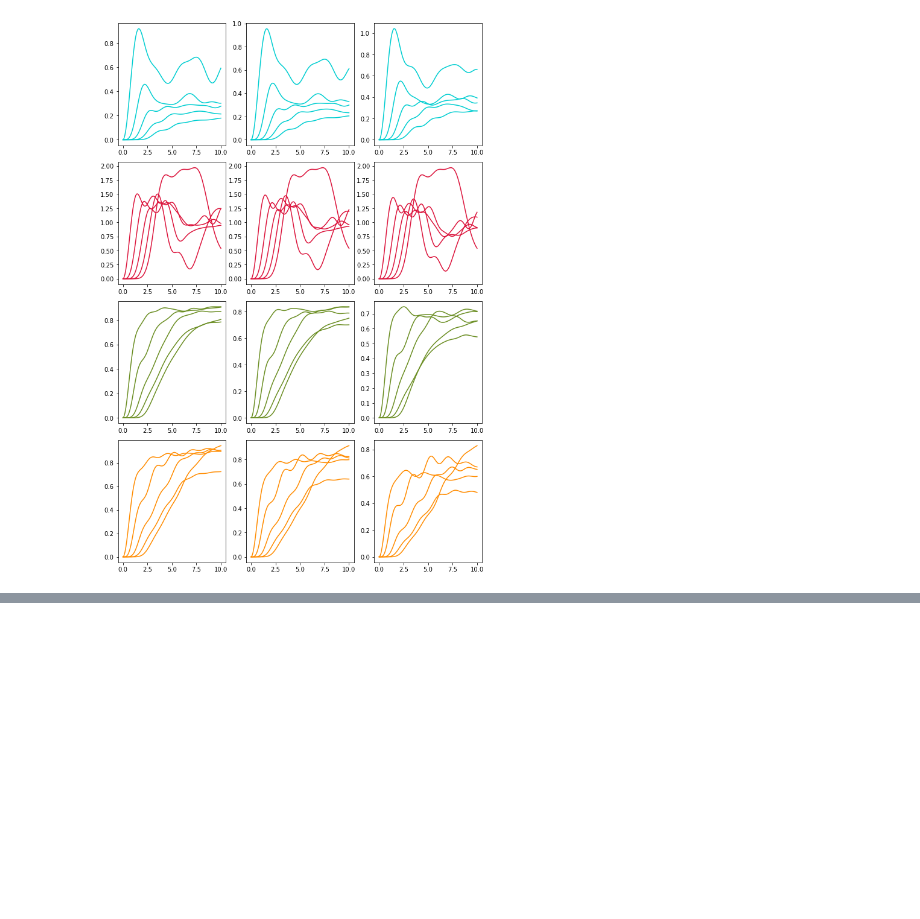
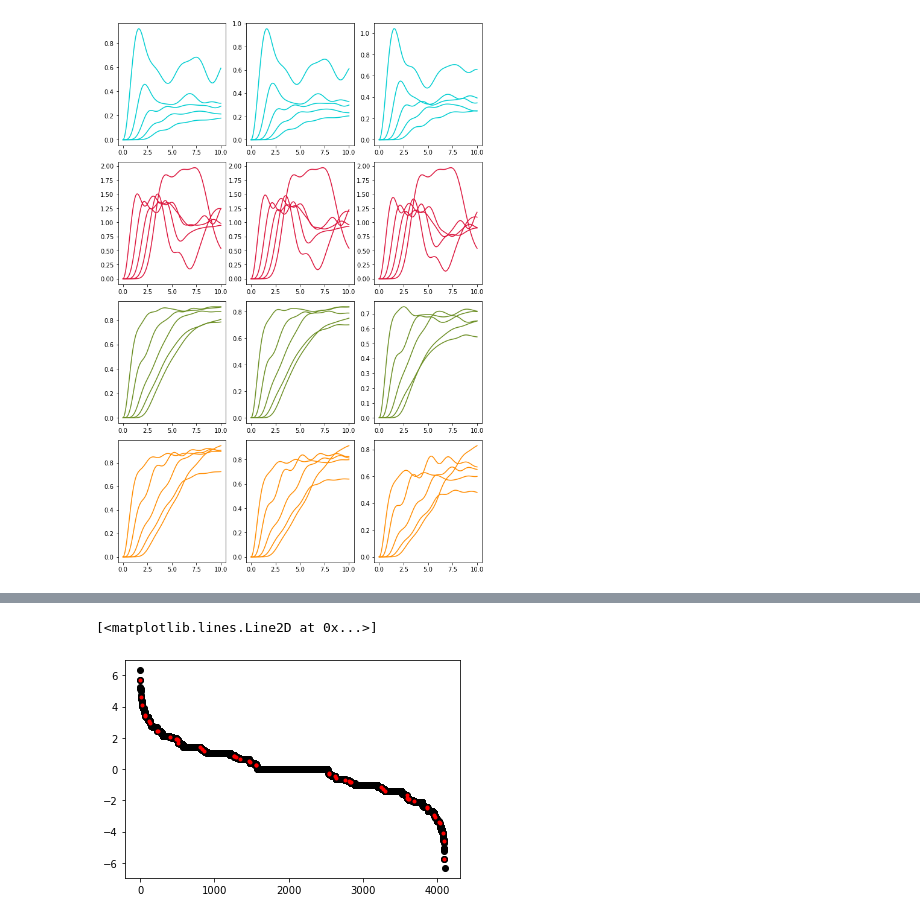
Before and after one commit to lhillber/qca, a Jupyter notebook: notebooks/OTOC.ipynb, the cells around one changed output, grey strips where cells are left out. Drawn from its saved outputs; the diff is of its cells as text; code cells hidden in the pictures; blank space fills up the shorter version.

```diff
--- a/notebooks/OTOC.ipynb
+++ b/notebooks/OTOC.ipynb
@@ -144,0 +194,6 @@ plt.tight_layout()
+# %%
+plt.plot(np.arange(len(vals)), vals, marker="o", c="k", ls="none")
+plt.plot(np.arange(len(vals))[mask], vals[mask], marker=".", c="r", ls="none")
+# %% [output]
+[<matplotlib.lines.Line2D at 0x...>]
+[figure, added]
```
Also changed, not shown: parts of 8 cells of this notebook, 18 other files.
